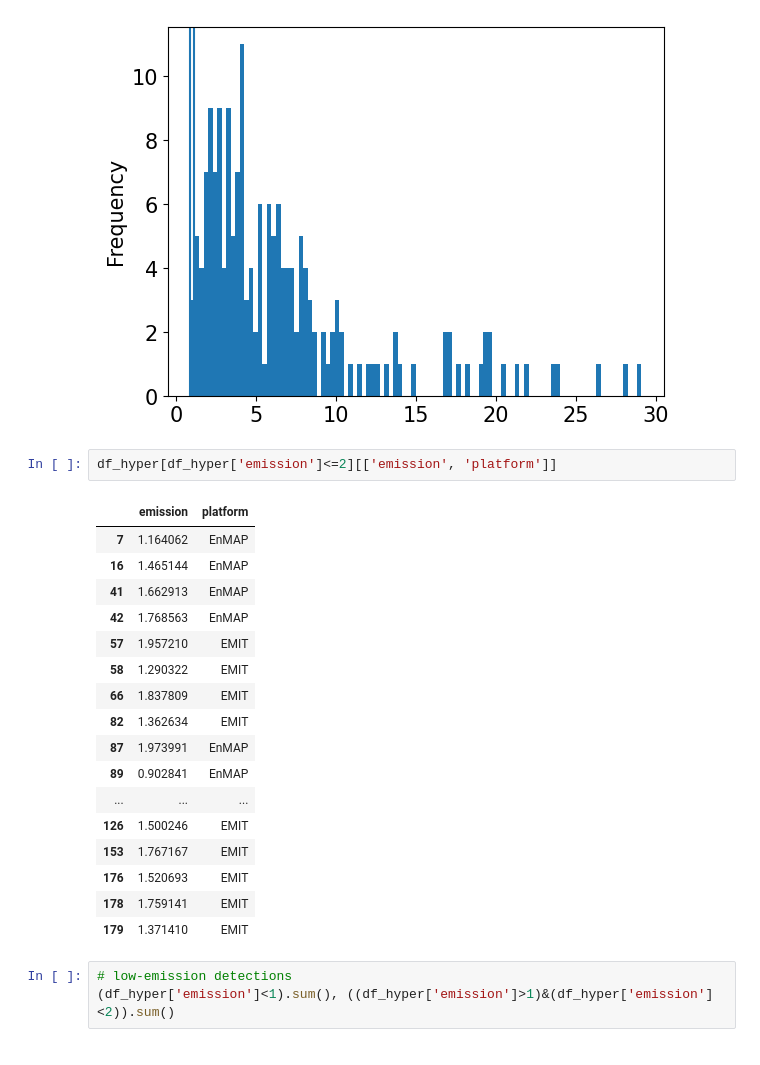
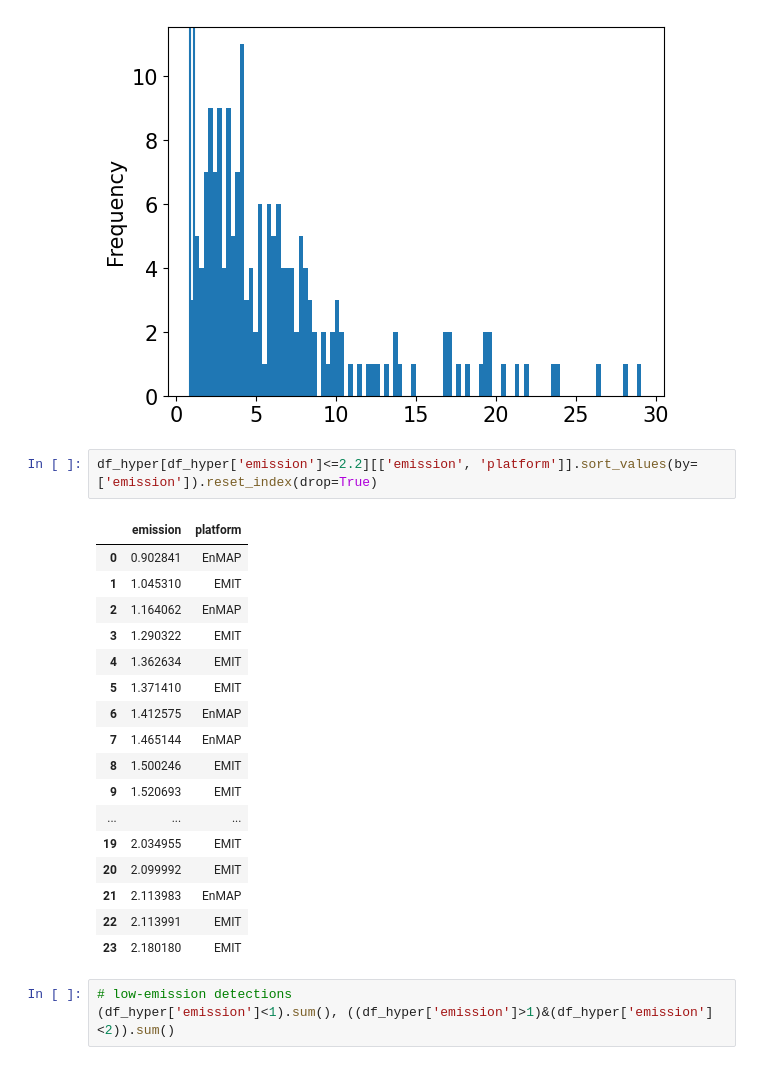
Before and after one commit to zxdawn/Hyper-Landfill, a Jupyter notebook: notebooks/emission_summary.ipynb, the cells around one changed output. Drawn from its saved outputs; the diff is of its cells as text.

```diff
--- a/notebooks/emission_summary.ipynb
+++ b/notebooks/emission_summary.ipynb
@@ -166,25 +166,25 @@ print(df_hyper['emission'].min(), percent_1, percent_5)
 0.9028414682045374 1.1391240558805902 1.5196704326777446
 [figure]
 # %%
-df_hyper[df_hyper['emission']<=2][['emission', 'platform']]
+df_hyper[df_hyper['emission']<=2.2][['emission', 'platform']].sort_values(by=['emission']).reset_index(drop=True)
 # %% [output]
 |  | emission | platform |
-| 7 | 1.164062 | EnMAP |
-| 16 | 1.465144 | EnMAP |
-| 41 | 1.662913 | EnMAP |
-| 42 | 1.768563 | EnMAP |
-| 57 | 1.957210 | EMIT |
-| 58 | 1.290322 | EMIT |
-| 66 | 1.837809 | EMIT |
-| 82 | 1.362634 | EMIT |
-| 87 | 1.973991 | EnMAP |
-| 89 | 0.902841 | EnMAP |
+| 0 | 0.902841 | EnMAP |
+| 1 | 1.045310 | EMIT |
+| 2 | 1.164062 | EnMAP |
+| 3 | 1.290322 | EMIT |
+| 4 | 1.362634 | EMIT |
+| 5 | 1.371410 | EMIT |
+| 6 | 1.412575 | EnMAP |
+| 7 | 1.465144 | EnMAP |
+| 8 | 1.500246 | EMIT |
+| 9 | 1.520693 | EMIT |
 | ... | ... | ... |
-| 126 | 1.500246 | EMIT |
-| 153 | 1.767167 | EMIT |
-| 176 | 1.520693 | EMIT |
-| 178 | 1.759141 | EMIT |
-| 179 | 1.371410 | EMIT |
+| 19 | 2.034955 | EMIT |
+| 20 | 2.099992 | EMIT |
+| 21 | 2.113983 | EnMAP |
+| 22 | 2.113991 | EMIT |
+| 23 | 2.180180 | EMIT |
 # %%
 # low-emission detections
 (df_hyper['emission']<1).sum(), ((df_hyper['emission']>1)&(df_hyper['emission']<2)).sum()
```
Also changed, not shown: parts of 1 cell of this notebook.
